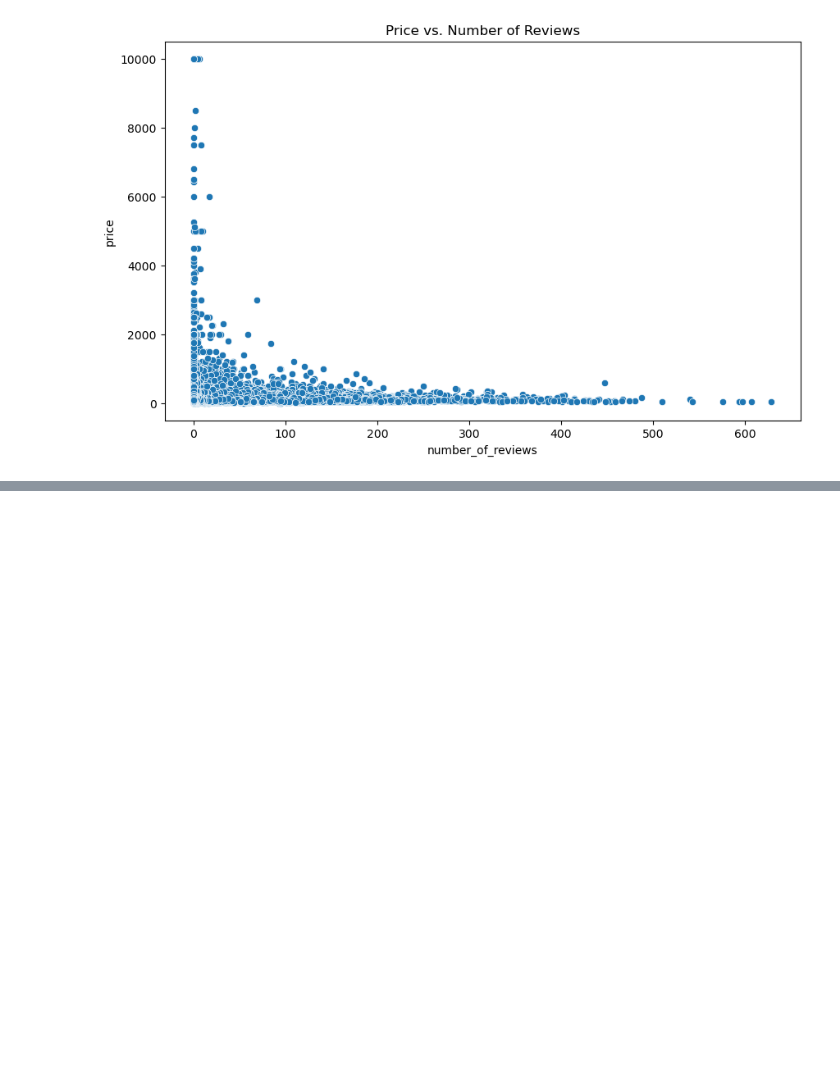
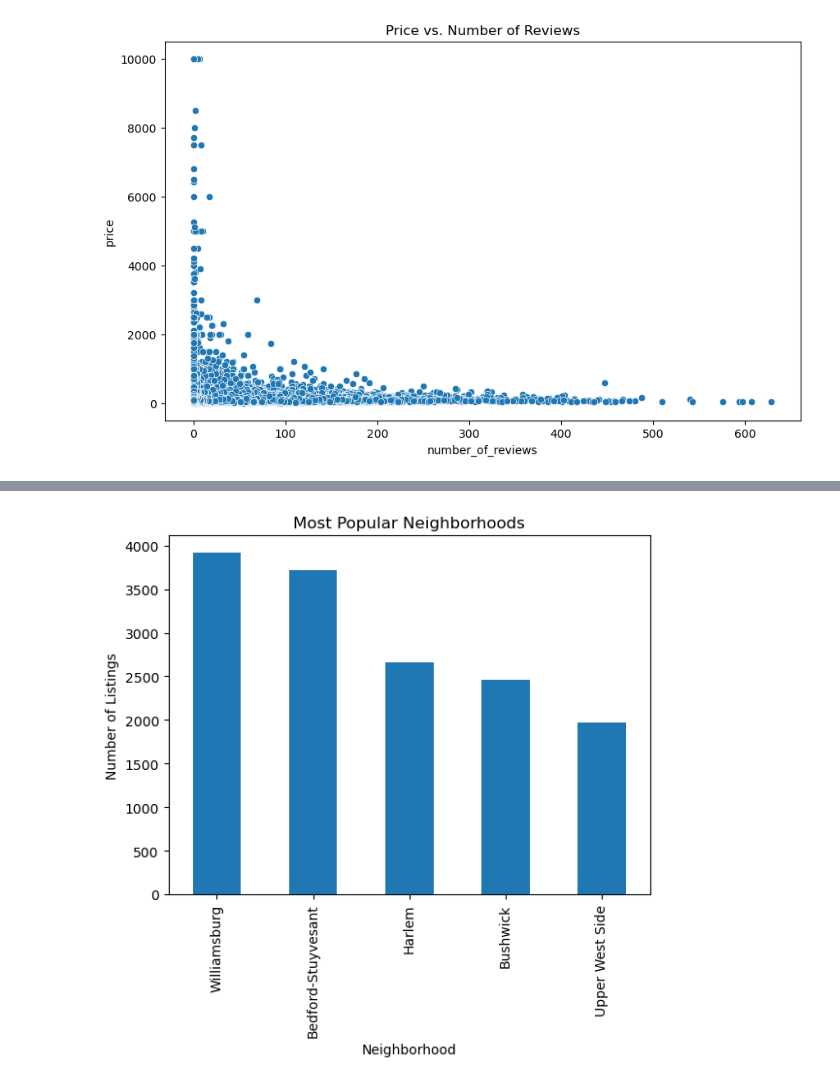
Before and after one commit to abryantgithub/nyc_airbnb, a Jupyter notebook: nyc_airbnb.ipynb, the cells around one changed output, grey strips where cells are left out. Saved outputs shown, nothing was run; the diff lists cells and outputs as text; code cells hidden in the pictures; blank space fills up the shorter version.

```diff
--- a/nyc_airbnb.ipynb
+++ b/nyc_airbnb.ipynb
@@ -168,0 +176,8 @@ Scatterplot: Price vs. Number of Reviews
+# %%
+# Count the occurrences of each neighborhood
+neighbourhood_counts = df['neighbourhood'].value_counts()
+
+# Get the top 5 most popular neighborhoods
+most_popular_neighbourhoods = neighbourhood_counts.head(5)
+
+print(most_popular_neighbourhoods)
@@ -168,0 +192,10 @@ Scatterplot: Price vs. Number of Reviews
+# %%
+#plotting
+
+most_popular_neighbourhoods.plot(kind='bar')
+plt.title('Most Popular Neighborhoods')
+plt.xlabel('Neighborhood')
+plt.ylabel('Number of Listings')
+plt.show()
+# %% [output]
+[figure, added]
```
Also changed, not shown: parts of 28 cells of this notebook.
